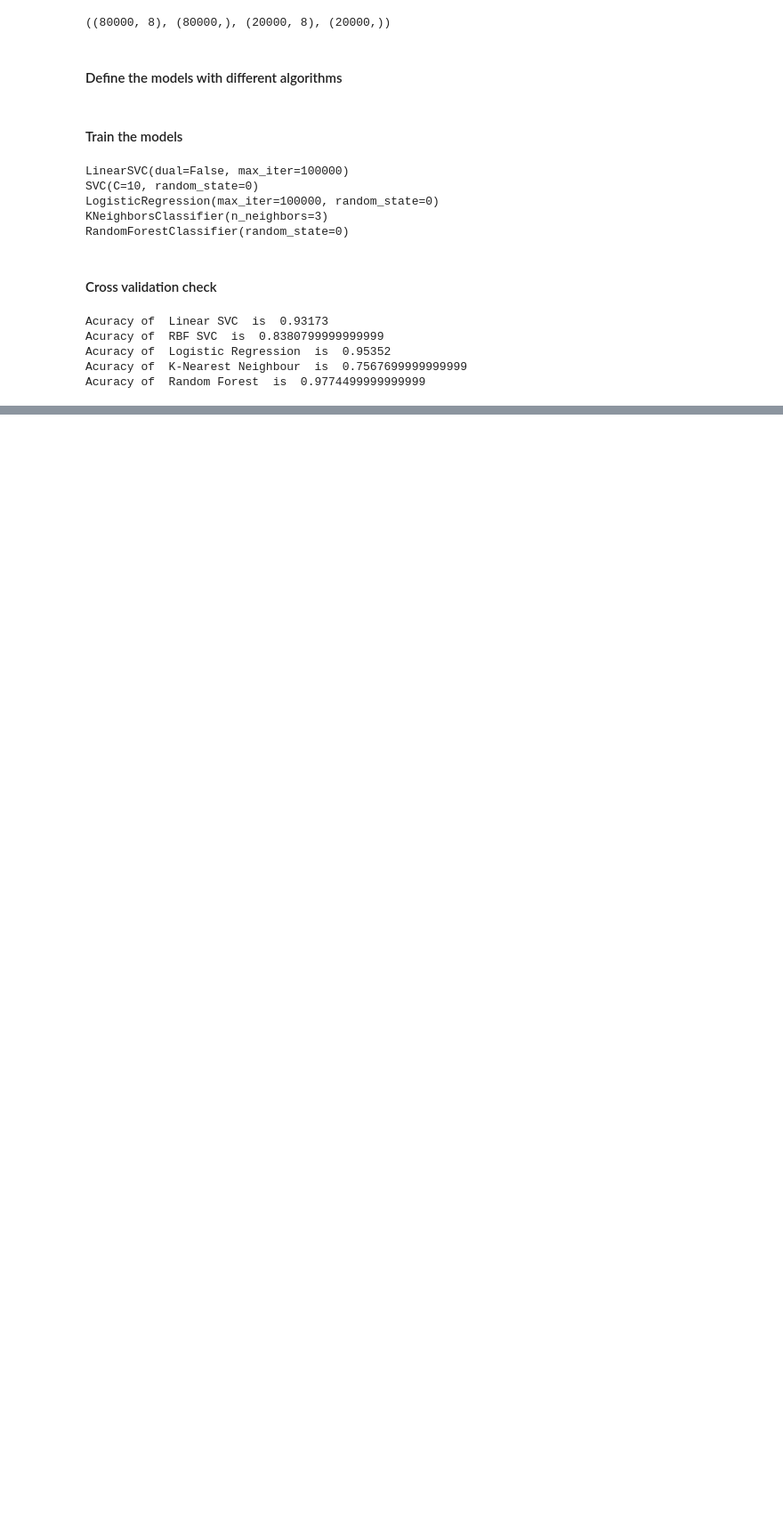
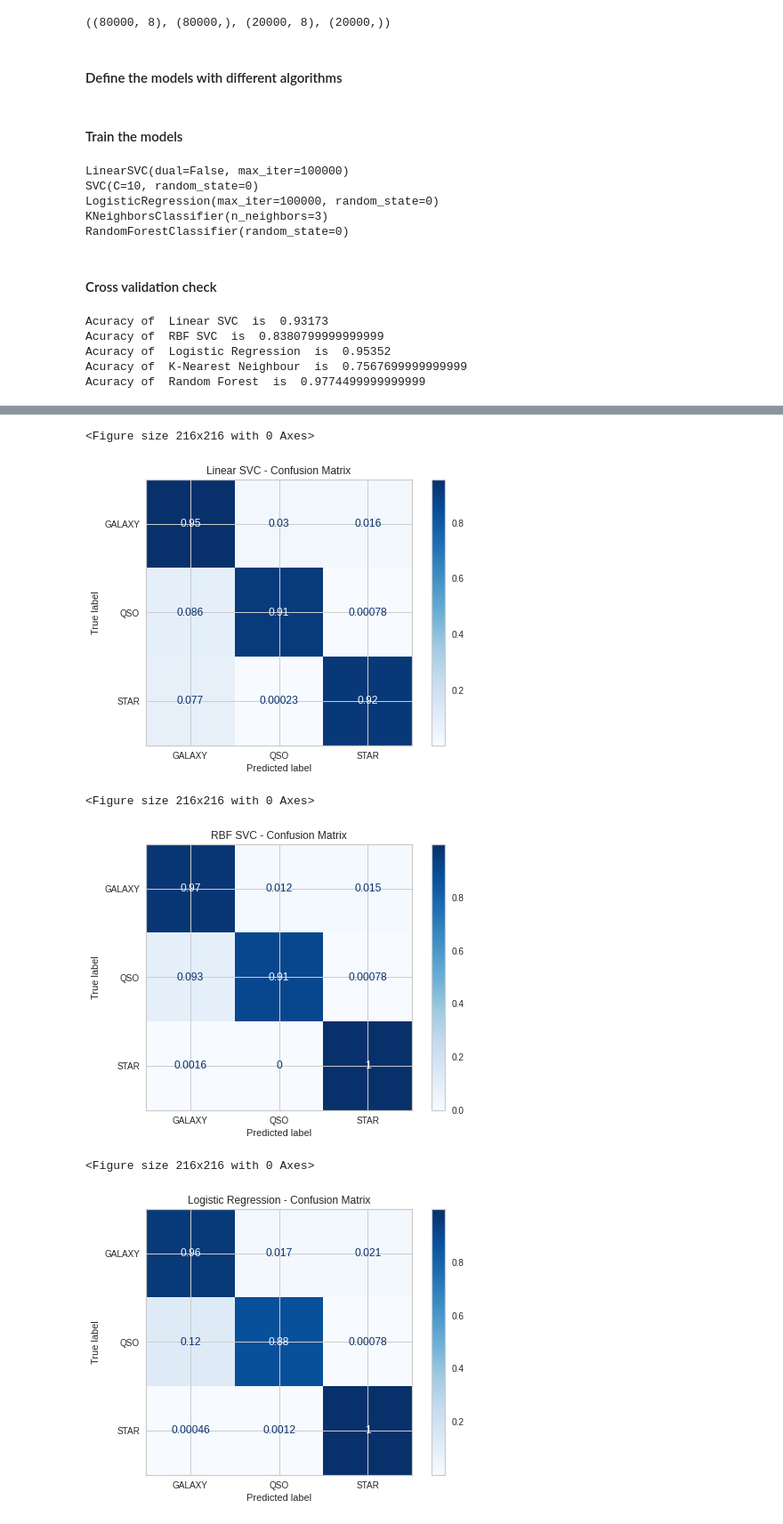
Before and after one commit to hung-p/ml-playground, a Jupyter notebook: stellar-classification/stellar-classification-code.ipynb, the cells around one changed output, grey strips where cells are left out. Shown at 89% size. Drawn from its saved outputs; the diff is of its cells as text; code cells hidden in the pictures; blank space fills up the shorter version.

Commit message:
Use confusion matrix to measure how well the models perform

```diff
--- a/stellar-classification/stellar-classification-code.ipynb
+++ b/stellar-classification/stellar-classification-code.ipynb
@@ -222,0 +225,22 @@ Acuracy of  Random Forest  is  0.9774499999999999
+# %%
+for model_name, model in models.items():
+    print("")
+    title = str(model_name)+" - Confusion Matrix"
+    predictions = model.predict(X_test)
+    plt.figure(figsize=(3,3))
+    cm = confusion_matrix(Y_test, predictions, labels=model.classes_)
+    disp = ConfusionMatrixDisplay.from_estimator(model,
+          X_test,
+          Y_test,
+          display_labels=model.classes_,
+          cmap=plt.cm.Blues,
+          normalize='true')
+    disp.ax_.set_title(title)
+    plt.show()
+# %% [output]
+<Figure size 216x216 with 0 Axes>
+[figure, added]
+<Figure size 216x216 with 0 Axes>
+[figure, added]
+<Figure size 216x216 with 0 Axes>
+[figure, added]
```
Also changed, not shown: parts of 2 cells of this notebook.
